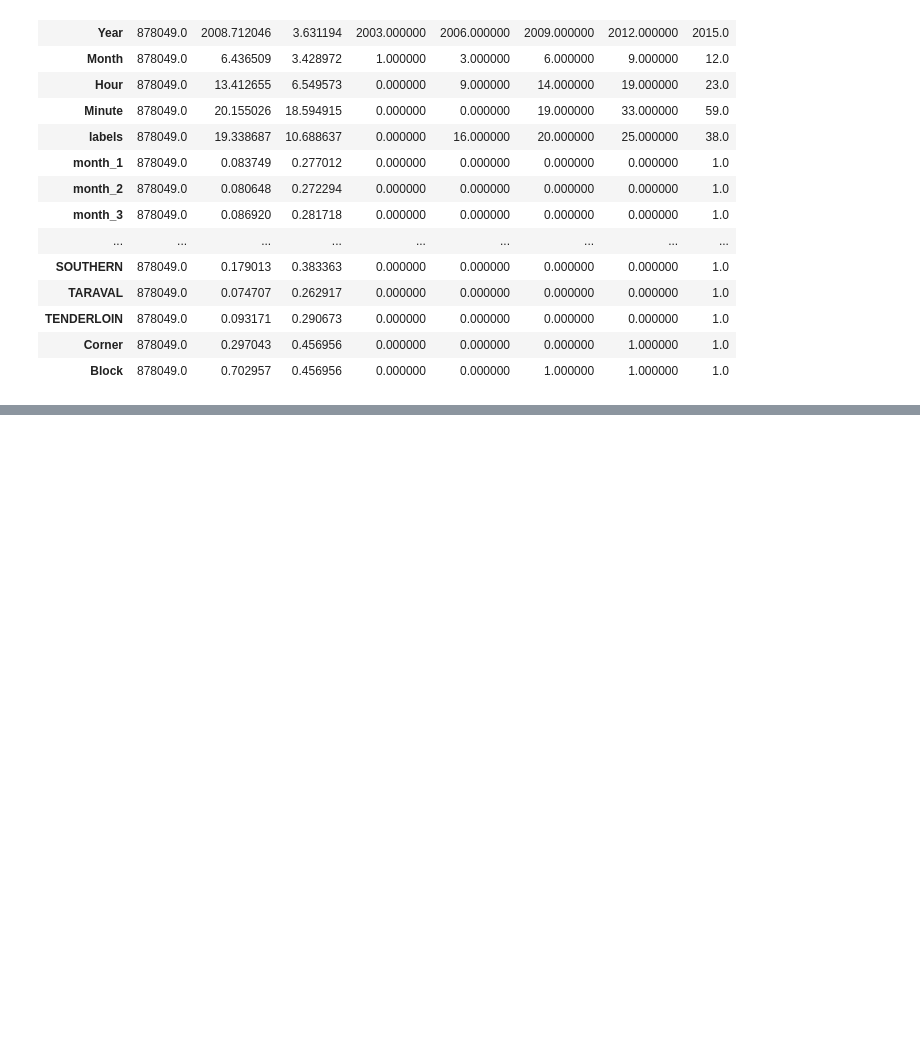
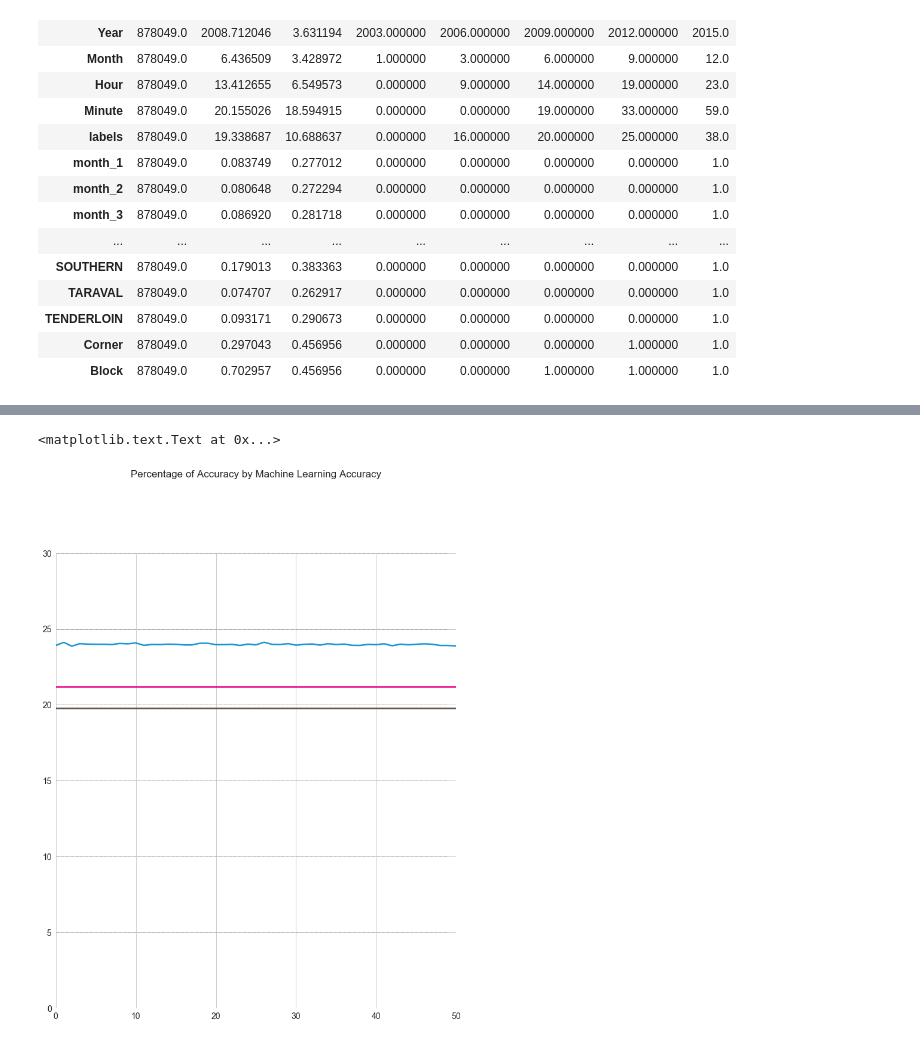
Before and after one commit to shaneconner/W207_Final, a Jupyter notebook: final_project_SDX.ipynb, the cells around one changed output, grey strips where cells are left out. Saved outputs shown, nothing was run; the diff lists cells and outputs as text; code cells hidden in the pictures; blank space fills up the shorter version.

```diff
--- a/final_project_SDX.ipynb
+++ b/final_project_SDX.ipynb
@@ -329,0 +408,3 @@ return_all_rows(train.describe().transpose())
+# %%
+# train - Subset - Relevant features with adequate data
+training, dev = train_test_split(train, train_size=0.8)
@@ -329,0 +457,4 @@ return_all_rows(train.describe().transpose())
+# %%
+# feature rank - Enrich - Reorder Features by Weight
+
+X = feature_rank['feature']
@@ -329,0 +551,53 @@ return_all_rows(train.describe().transpose())
+# %%
+# Data Visualizations learned from http://www.randalolson.com/2014/06/28/how-to-make-beautiful-data-visualizations-in-python-with-matplotlib/
+plt.figure(figsize=(12, 14))
+
+# Remove the plot frame lines
+ax = plt.subplot(111)
+ax.spines["top"].set_visible(False)
+ax.spines["bottom"].set_visible(False)
+ax.spines["right"].set_visible(False)
+ax.spines["left"].set_visible(False)
+
+# Remove top and right ticks
+ax.get_xaxis().tick_bottom()
+ax.get_yaxis().tick_left()
+
+# Limit the range of the plot to only where the data is.
+# Avoid unnecessary whitespace.
+plt.ylim(0, 30)
+plt.xlim(0, 50)
+
+# Enlarge ticks
+plt.yticks(range(0, 35, 5), [str(x) for x in range(0, 50, 5)], fontsize=14)
+plt.xticks(fontsize=14)
+
+# Provide tick lines across the plot
+for y in range(5, 34, 5):
+    plt.plot(range(0, 50), [y] * len(range(0, 50)), "--", lw=0.5, color="black", alpha=0.3)
+
+# Remove the tick marks; they are unnecessary with the tick lines we just plotted.
+plt.tick_params(axis="both", which="both", bottom="off", top="off",
+                labelbottom="on", left="off", right="off", labelleft="on")
+
+rf_percentage = []
+knn_percentage = []
+bnb_percentage = []
+log_percentage = []
+
+rf_percentage = [i * 100 for i in rf_accuracy]
+knn_percentage = [i * 100 for i in knn_accuracy]
+bnb_percentage = [i * 100 for i in bnb_accuracy]
+log_percentage = [i * 100 for i in log_accuracy]
+
+algorithms = ['Random Forests', 'K-Nearest Neighbors', 'Bernouli Naive Bayes', 'Logisitic Regression']
+
+plt.plot(range(length), rf_percentage, lw=2.5, color='#1696d2')
+plt.plot(range(length), knn_percentage, lw=2.5, color='#ec008b')
+plt.plot(range(length), bnb_percentage, lw=2.5, color='#fdbf11')
+plt.plot(range(length), log_percentage, lw=2.5, color='#5c5859')
+
+plt.text(25, 35, "Percentage of Accuracy by Machine Learning Accuracy", fontsize=17, ha="center")
+# %% [output]
+<matplotlib.text.Text at 0x...>
+[figure, added]
```
Also changed, not shown: parts of 11 cells of this notebook.
